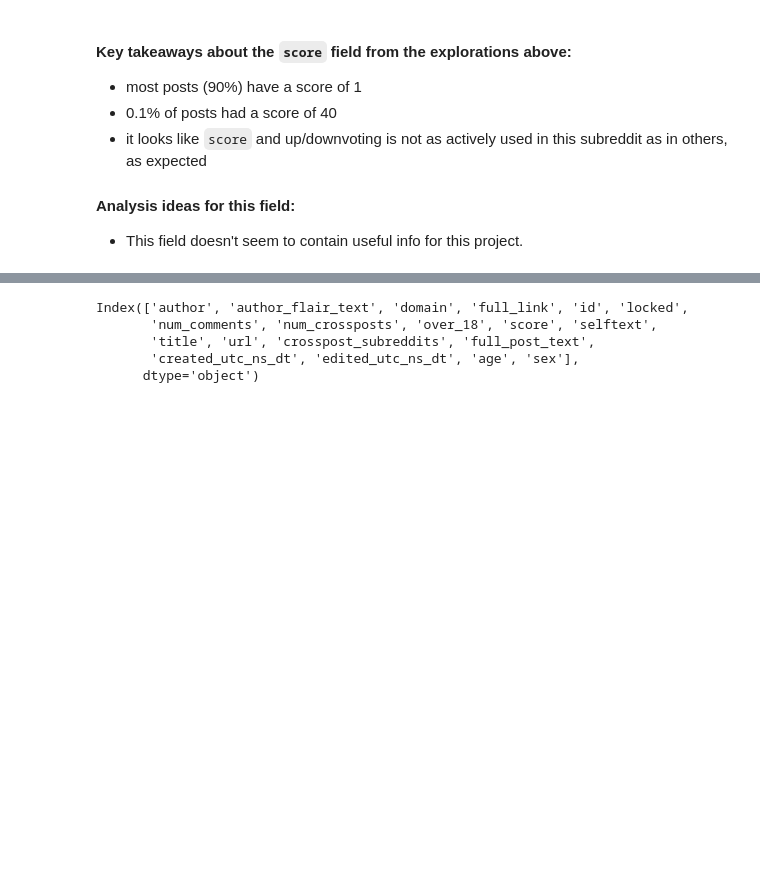
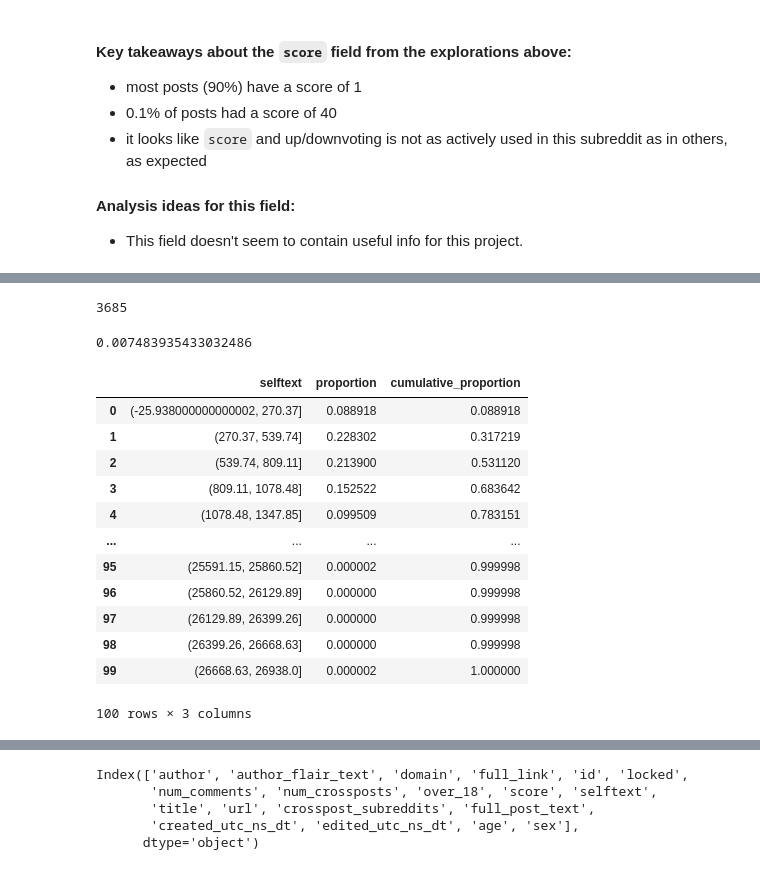
Before and after one commit to 33eyes/reddit-askdocs-analysis, a Jupyter notebook: 06_eda.ipynb, the cells around one changed output, grey strips where cells are left out. Cells and saved outputs as stored; diff of their text form; code cells hidden in the pictures; blank space fills up the shorter version.

```diff
--- a/06_eda.ipynb
+++ b/06_eda.ipynb
@@ -674,0 +818,28 @@ fig.show()
+# %%
+selftext_length_vc[selftext_length_vc['selftext'] >= 5_000]['count'].sum()
+# %% [output]
+3685
+# %%
+selftext_length_vc[selftext_length_vc['selftext'] >= 5_000]['count'].sum()/len(df)
+# %% [output]
+0.007483935433032486
+# %%
+selftext_length_vcn = df['selftext'].str.len().value_counts(
+    normalize=True, bins=100
+).sort_index().reset_index()
+selftext_length_vcn['cumulative_proportion'] = selftext_length_vcn['proportion'].cumsum()
+selftext_length_vcn
+# %% [output]
+|  | selftext | proportion | cumulative_proportion |
+| 0 | (-25.938000000000002, 270.37] | 0.088918 | 0.088918 |
+| 1 | (270.37, 539.74] | 0.228302 | 0.317219 |
+| 2 | (539.74, 809.11] | 0.213900 | 0.531120 |
+| 3 | (809.11, 1078.48] | 0.152522 | 0.683642 |
+| 4 | (1078.48, 1347.85] | 0.099509 | 0.783151 |
+| ... | ... | ... | ... |
+| 95 | (25591.15, 25860.52] | 0.000002 | 0.999998 |
+| 96 | (25860.52, 26129.89] | 0.000000 | 0.999998 |
+| 97 | (26129.89, 26399.26] | 0.000000 | 0.999998 |
+| 98 | (26399.26, 26668.63] | 0.000000 | 0.999998 |
+| 99 | (26668.63, 26938.0] | 0.000002 | 1.000000 |
+100 rows × 3 columns
```
Also changed, not shown: parts of 29 cells of this notebook, 1 other file.
